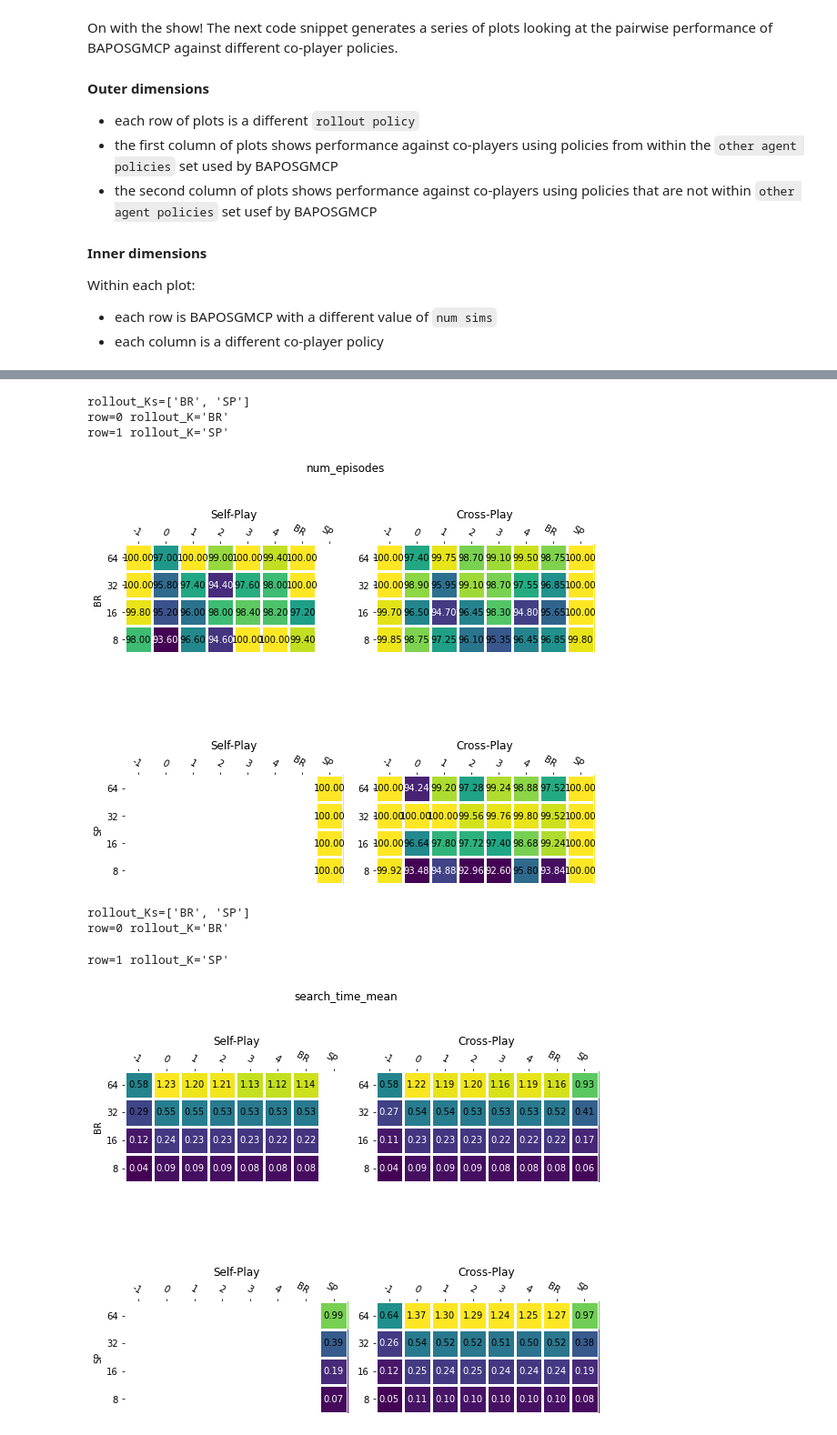
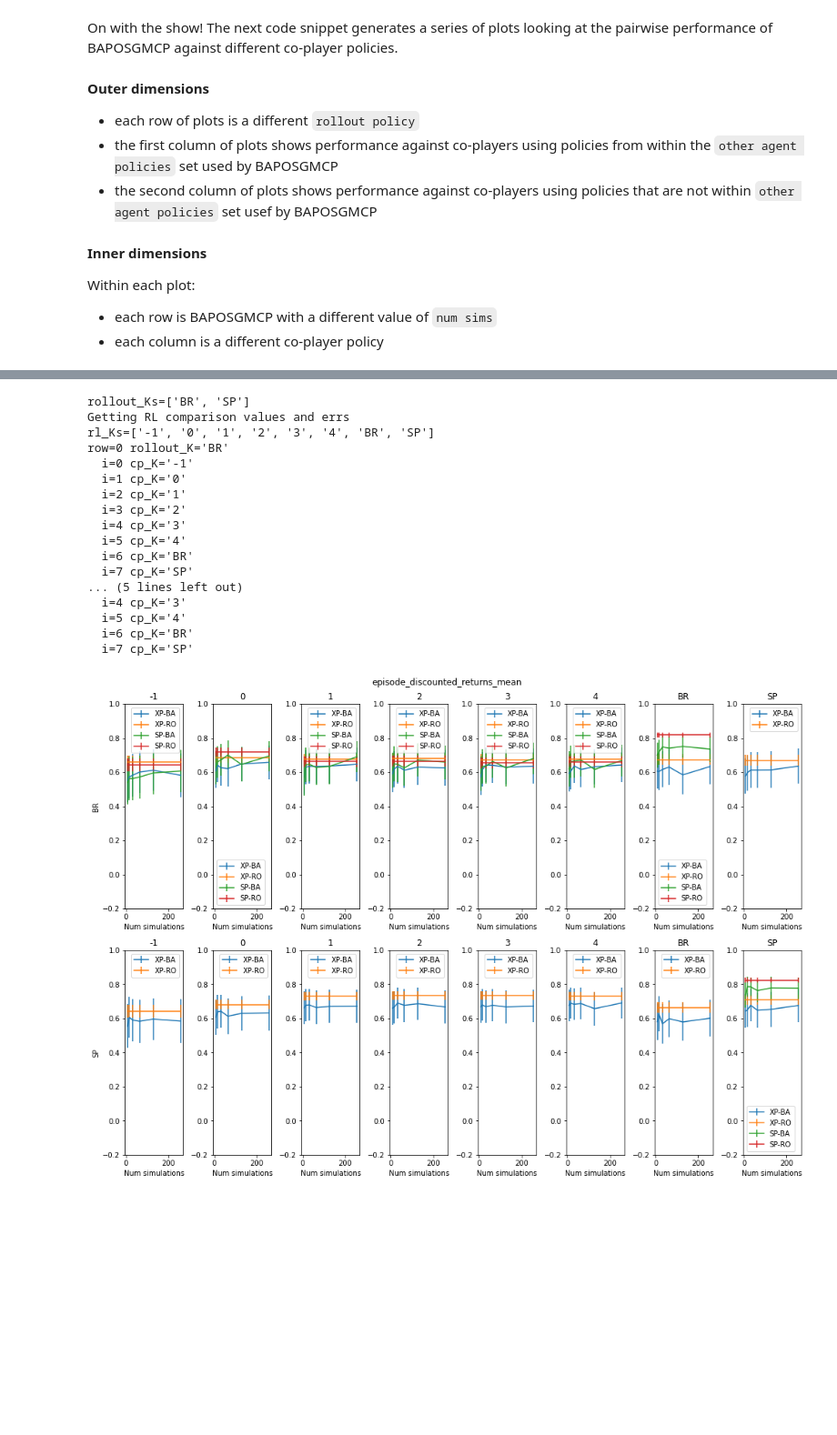
Before and after one commit to Jjschwartz/potmmcp, a Jupyter notebook: experiments/Driving/pairwise_analysis_v2.ipynb, the cells around one changed output, grey strips where cells are left out. Shown: that part at 91% size. Cells and saved outputs as stored; diff of their text form; code cells hidden in the pictures; blank space fills up the shorter version.

```diff
--- a/experiments/Driving/pairwise_analysis_v2.ipynb
+++ b/experiments/Driving/pairwise_analysis_v2.ipynb
@@ -660,7 +660,7 @@ def get_other_agent_alg(row):
 def get_other_agent_seed(row):
     return get_other_policies_properties(row)[2]
 # %%
-ba_results_dir_name = 'baposgmcp_exp_2022-06-08_2147'
+ba_results_dir_name = 'baposgmcp_exp_all_2022-06'
 ba_results_file = osp.join(exp_utils.EXP_RESULTS_DIR, ba_results_dir_name, "compiled_results.csv")
 ba_df = pd.read_csv(ba_results_file)
 
@@ -960,28 +1007,29 @@ row=1 rollout_K='SP'
-# %%
-plot_ba_values_by_rollout_K(
-    ba_df,
-    y_key="num_episodes",
-    include_rl_comparison=False,
-    plot_rl_df=None,
-    vrange=None
-)
-plt.show()
-# %% [output]
-rollout_Ks=['BR', 'SP']
-row=0 rollout_K='BR'
-row=1 rollout_K='SP'
-[figure, removed]
-# %%
-plot_ba_values_by_rollout_K(
-    ba_df,
-    y_key="search_time_mean",
-    include_rl_comparison=False,
-    plot_rl_df=None,
-    vrange=None
-)
-plt.show()
-# %% [output]
-rollout_Ks=['BR', 'SP']
-row=0 rollout_K='BR'
-row=1 rollout_K='SP'
-[figure, removed]
+# %%
+lineplot_ba_values_by_rollout_K(
+    ba_df,
+    y_key="episode_discounted_returns_mean",
+    y_err_key="episode_discounted_returns_CI",
+    include_rl_comparison=True,
+    plot_rl_df=rl_df,
+    vrange=(-0.2, 1.0)
+)
+plt.show()
+# %% [output]
+rollout_Ks=['BR', 'SP']
+Getting RL comparison values and errs
+rl_Ks=['-1', '0', '1', '2', '3', '4', 'BR', 'SP']
+row=0 rollout_K='BR'
+  i=0 cp_K='-1'
+  i=1 cp_K='0'
+  i=2 cp_K='1'
+  i=3 cp_K='2'
+  i=4 cp_K='3'
+  i=5 cp_K='4'
+  i=6 cp_K='BR'
+  i=7 cp_K='SP'
+... (5 lines left out)
+  i=4 cp_K='3'
+  i=5 cp_K='4'
+  i=6 cp_K='BR'
+  i=7 cp_K='SP'
+[figure, added]
```
Also changed, not shown: parts of 23 cells of this notebook, 1 other file.
